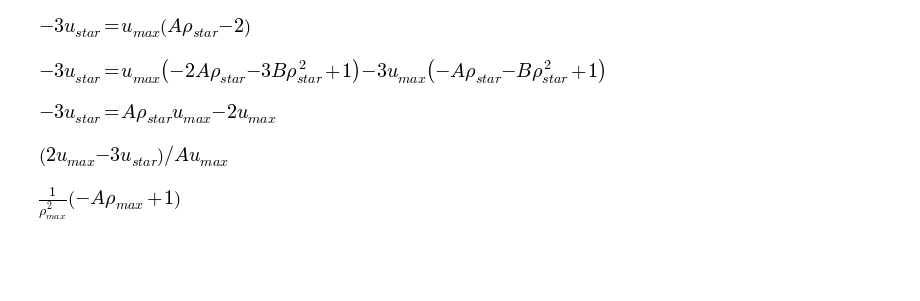
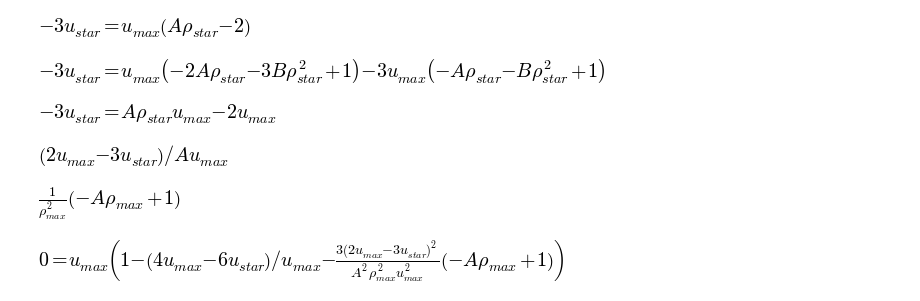
Before and after one commit to mjorisch/numerical-mooc, a Jupyter notebook: michaelj/module3_lesson3.ipynb, the cells around one changed output. Drawn from its saved outputs; the diff is of its cells as text; code cells hidden in the pictures; blank space fills up the shorter version.

```diff
--- a/michaelj/module3_lesson3.ipynb
+++ b/michaelj/module3_lesson3.ipynb
@@ -85,3 +85,8 @@ B_sol = sympy.solve(eq1,B)[0]
 B_sol
 # %% [output]
 [figure]
+# %%
+quadA = eq2.subs([(rho_star, rho_sol), (B,B_sol)])
+quadA
+# %% [output]
+[figure, added]
```
